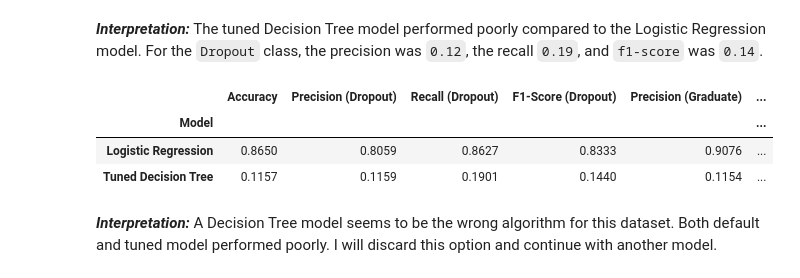
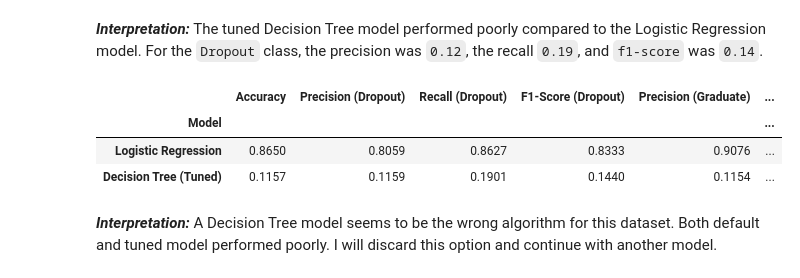
Before and after one commit to weslylaboy/student-outcome-predictor, a Jupyter notebook: notebooks/03_classification_model.ipynb, the cells around one changed output. Saved outputs shown, nothing was run; the diff lists cells and outputs as text; code cells hidden in the pictures.

```diff
--- a/notebooks/03_classification_model.ipynb
+++ b/notebooks/03_classification_model.ipynb
@@ -625,14 +624,14 @@ weighted avg       0.12      0.12      0.11       726
 # %% [markdown]
 ***Interpretation:*** The tuned Decision Tree model performed poorly compared to the Logistic Regression model. For the `Dropout` class, the precision was `0.12`, the recall `0.19`, and `f1-score` was `0.14`.
 # %%
-results_models_metrics.append(get_model_metrics(y_test, y_pred_dt, 'Tuned Decision Tree'))
+results_models_metrics.append(get_model_metrics(y_test, y_pred_dt, 'Decision Tree (Tuned)'))
 
 temp_results = pd.DataFrame(results_models_metrics).set_index('Model')
 temp_results
 # %% [output]
 |  | Accuracy | Precision (Dropout) | Recall (Dropout) | F1-Score (Dropout) | Precision (Graduate) | ... |
 | Model |  |  |  |  |  | ... |
 | Logistic Regression | 0.8650 | 0.8059 | 0.8627 | 0.8333 | 0.9076 | ... |
-| Tuned Decision Tree | 0.1157 | 0.1159 | 0.1901 | 0.1440 | 0.1154 | ... |
+| Decision Tree (Tuned) | 0.1157 | 0.1159 | 0.1901 | 0.1440 | 0.1154 | ... |
 # %% [markdown]
 ***Interpretation:*** A Decision Tree model seems to be the wrong algorithm for this dataset. Both default and tuned model performed poorly. I will discard this option and continue with another model.
```
Also changed, not shown: parts of 15 cells of this notebook.
